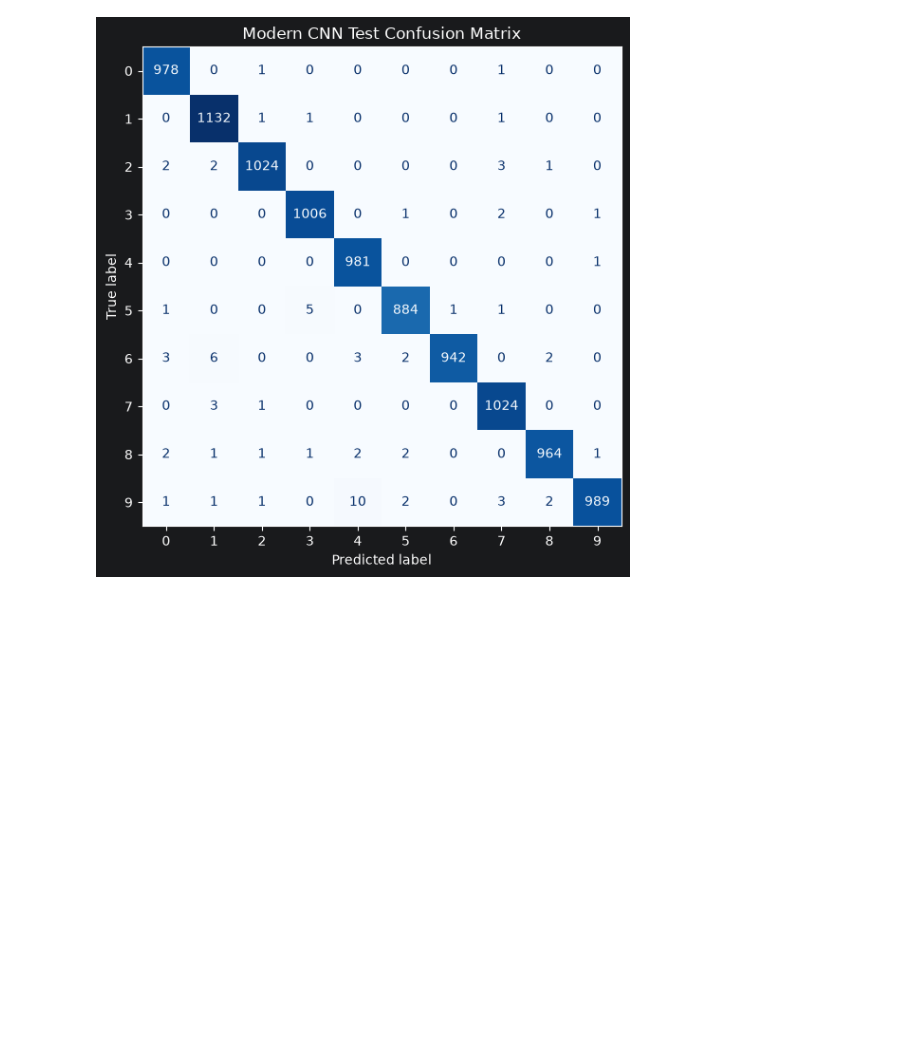
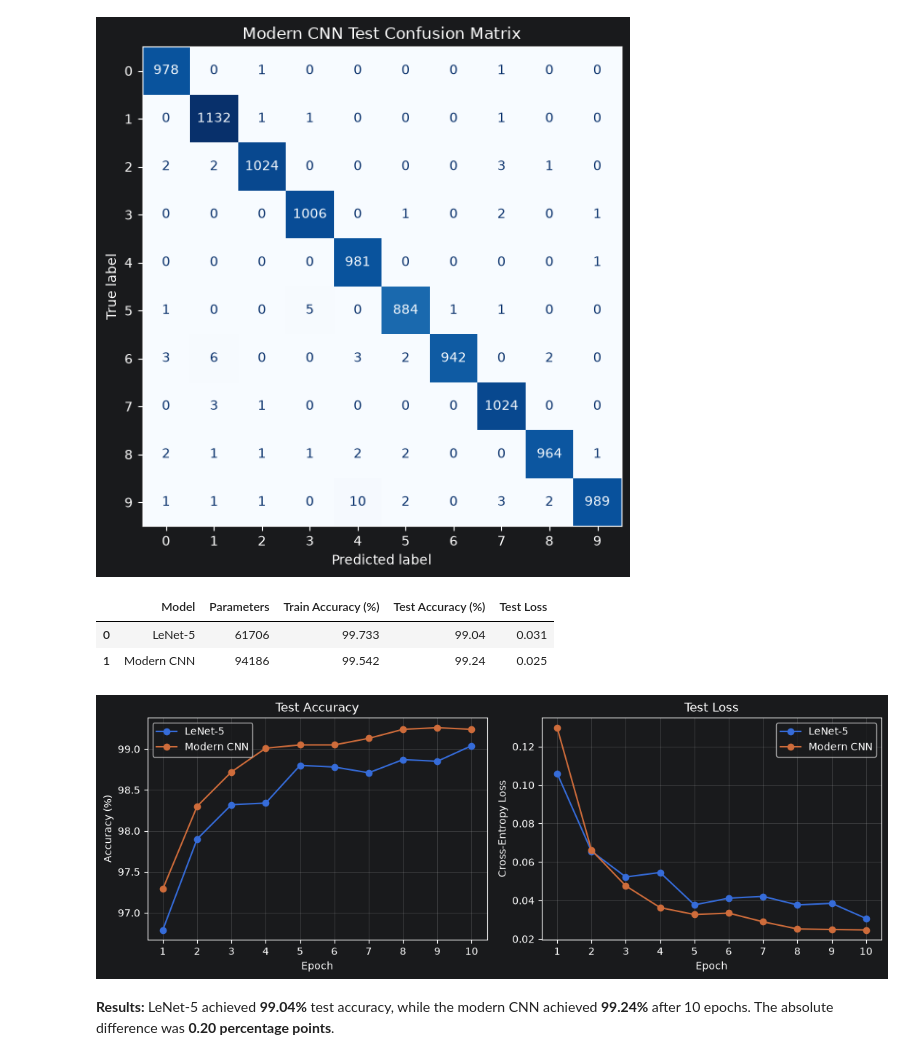
Before and after one commit to KaveeDiv23/Computer-Vision-Assignment-03, a Jupyter notebook: 230395T_a03.ipynb, the cells around one changed output. Cells and saved outputs as stored; diff of their text form; code cells hidden in the pictures; blank space fills up the shorter version.

```diff
--- a/230395T_a03.ipynb
+++ b/230395T_a03.ipynb
@@ -487,3 +487,59 @@ modern_cm = show_cm(
 | 9 | 10 | 0.017 | 99.542 | 0.025 | 99.24 |
 [figure]
 [figure]
+# %%
+q2_compare = pd.DataFrame([
+    {
+        "Model": "LeNet-5",
+        "Parameters": sum(p.numel() for p in lenet.parameters()),
+        "Train Accuracy (%)": lenet_history[-1]["train_acc"],
+        "Test Accuracy (%)": lenet_history[-1]["eval_acc"],
+        "Test Loss": lenet_history[-1]["eval_loss"]
+    },
+    {
+        "Model": "Modern CNN",
+        "Parameters": sum(p.numel() for p in modern.parameters()),
+        "Train Accuracy (%)": modern_history[-1]["train_acc"],
+        "Test Accuracy (%)": modern_history[-1]["eval_acc"],
+        "Test Loss": modern_history[-1]["eval_loss"]
+    }
+])
+display(q2_compare.round(3))
+# %% [output]
+|  | Model | Parameters | Train Accuracy (%) | Test Accuracy (%) | Test Loss |
+| 0 | LeNet-5 | 61706 | 99.733 | 99.04 | 0.031 |
+| 1 | Modern CNN | 94186 | 99.542 | 99.24 | 0.025 |
+# %%
+fig, axes = plt.subplots(1, 2, figsize=(11, 4))
+
+for name, history in [
+    ("LeNet-5", lenet_history), ("Modern CNN", modern_history)
+]:
+    df = pd.DataFrame(history)
+    axes[0].plot(df["epoch"], df["eval_acc"], "-o", label=name)
+    axes[1].plot(df["epoch"], df["eval_loss"], "-o", label=name)
+
+for ax, title, ylabel in zip(
+    axes, ["Test Accuracy", "Test Loss"],
+    ["Accuracy (%)", "Cross-Entropy Loss"]
+):
+    ax.set(xlabel="Epoch", ylabel=ylabel, title=title)
+    ax.set_xticks(range(1, 11))
+    ax.legend()
+    ax.grid(alpha=0.3)
+plt.tight_layout()
+plt.show()
+# %% [output]
+[figure, added]
+# %%
+l_acc = lenet_history[-1]["eval_acc"]
+m_acc = modern_history[-1]["eval_acc"]
+difference = abs(l_acc - m_acc)
+
+display(Markdown(
+    f"**Results:** LeNet-5 achieved **{l_acc:.2f}%** test accuracy, "
+    f"while the modern CNN achieved **{m_acc:.2f}%** after 10 epochs. "
+    f"The absolute difference was **{difference:.2f} percentage points**."
+))
+# %% [output]
+**Results:** LeNet-5 achieved **99.04%** test accuracy, while the modern CNN achieved **99.24%** after 10 epochs. The absolute difference was **0.20 percentage points**.
```
Also changed, not shown: parts of 8 cells of this notebook.
